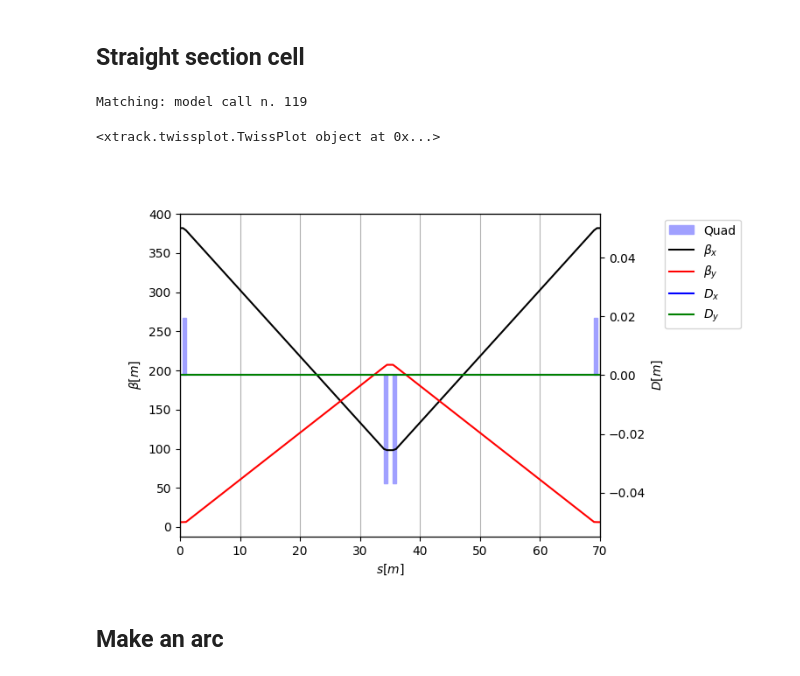
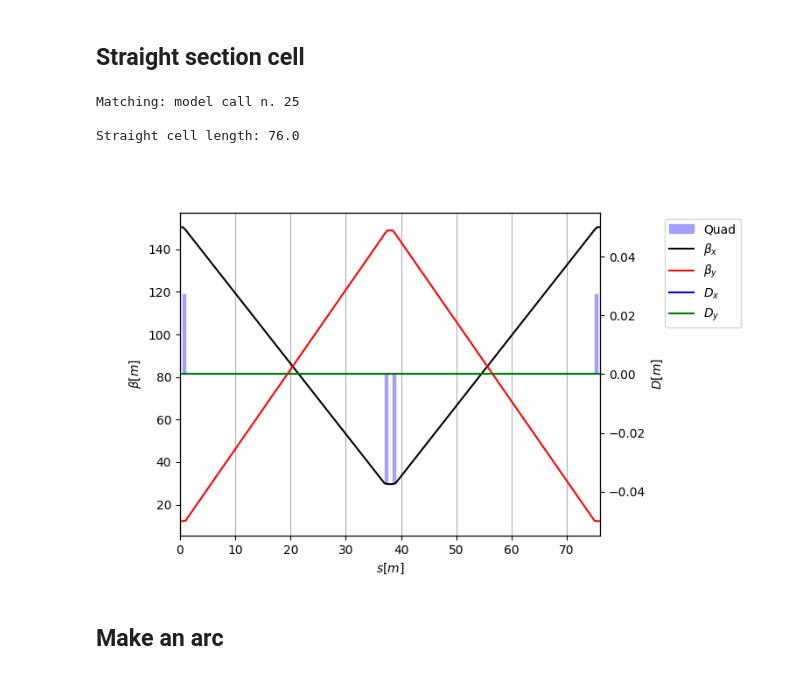
Before and after one commit to xsuite/tutorial_lattice_design, a Jupyter notebook: notebook_00_ring.ipynb, the cells around one changed output. Drawn from its saved outputs; the diff is of its cells as text; code cells hidden in the pictures.

```diff
--- a/notebook_00_ring.ipynb
+++ b/notebook_00_ring.ipynb
@@ -7,8 +7,8 @@ import xplt
 
 import matplotlib.pyplot as plt
 # %%
-line = xt.Line()
-line.particle_ref = xt.Particles(p0c=2e9)
+env = xt.Environment()
+env.particle_ref = xt.Particles(p0c=2e9)
 # %%
 n_bends_per_cell = 6
 n_cells_par_arc = 3
@@ -44,12 +47,12 @@ halfcell = line.new_section(components=[
 hcell_left = halfcell.replicate(name='l')
 hcell_right = halfcell.replicate(name='r', mirror=True)
 
-cell = line.new_section(components=[
-    line.new_element('start', xt.Marker),
+cell = env.new_line(components=[
+    env.new_element('start', xt.Marker),
     hcell_left,
-    line.new_element('mid', xt.Marker),
+    env.new_element('mid', xt.Marker),
     hcell_right,
-    line.new_element('end', xt.Marker),
+    env.new_element('end', xt.Marker),
 ])
 # %%
 cell.twiss4d().plot()
@@ -70,45 +73,47 @@ Matching: model call n. 20
 # %% [markdown]
 ## Straight section cell
 # %%
-line.vars({
+env.vars({
     'k1l.qfss': 0.027 / 2,
     'k1l.qdss': -0.0271 / 2,
     'kqfss.1': 'k1l.qfss / l.mq',
     'kqdss.1': 'k1l.qdss / l.mq',
     'angle.mb': 2 * np.pi / n_bends,
     'k0.mb': 'angle.mb / l.mb',
 })
-cell_ss = line.new_section(components=[
-    line.new_element('ss.start', xt.Marker),
-    line.new_element('dd.ss.1.l', xt.Drift,        length='l.mq'),
-    line.new_element('qfss.l',    xt.Quadrupole, k1='kqfss.1', length='l.mq'),
-    line.new_element('dd.ss.3.l', xt.Drift,        length='3 *l.mb'),
-    line.new_element('qdss.l',    xt.Quadrupole, k1='kqdss.1', length='l.mq'),
-    line.new_element('dd.ss.5.l', xt.Drift,        length='l.mq'),
-    line.new_element('dd.ss.5.r', xt.Drift,        length='l.mq'),
-    line.new_element('qdss.r',    xt.Quadrupole, k1='kqdss.1', length='l.mq'),
-    line.new_element('dd.ss.3.r', xt.Drift,        length='3 *l.mb'),
-    line.new_element('qfss.r',    xt.Quadrupole, k1='kqfss.1', length='l.mq'),
-    line.new_element('dd.ss.1.r', xt.Drift,        length='l.mq'),
+cell_ss = env.new_line(components=[
+    env.new_element('ss.start', xt.Marker),
+    env.new_element('dd.ss.1.l', xt.Drift,        length='l.mq'),
+    env.new_element('qfss.l',    xt.Quadrupole, k1='kqfss.1', length='l.mq'),
+    env.new_element('dd.ss.3.l', xt.Drift,        length='3 *l.mb + 3'),
+    env.new_element('qdss.l',    xt.Quadrupole, k1='kqdss.1', length='l.mq'),
+    env.new_element('dd.ss.5.l', xt.Drift,        length='l.mq'),
+    env.new_element('dd.ss.5.r', xt.Drift,        length='l.mq'),
+    env.new_element('qdss.r',    xt.Quadrupole, k1='kqdss.1', length='l.mq'),
+    env.new_element('dd.ss.3.r', xt.Drift,        length='3 *l.mb + 3'),
+    env.new_element('qfss.r',    xt.Quadrupole, k1='kqfss.1', length='l.mq'),
+    env.new_element('dd.ss.1.r', xt.Drift,        length='l.mq'),
 
 ])
 
 opt = cell_ss.match(
     solve=False,
     method='4d',
     vary=xt.VaryList(['k1l.qfss', 'k1l.qdss'], step=1e-5),
     targets=xt.TargetSet(at='ss.start',
         betx=tw_cell.betx[-1],
         bety=tw_cell.bety[-1],
     ))
 opt.step(40)
 opt.solve()
 
 cell_ss.twiss4d().plot()
+print(f'Straight cell length: {cell_ss.get_length()}')
 # %% [output]
-Matching: model call n. 119
+Matching: model call n. 25
+
+Straight cell length: 76.0
-<xtrack.twissplot.TwissPlot object at 0x...>
-[figure, old version]
+[figure, new version]
 # %% [markdown]
 ## Make an arc
 # %%
```
Also changed, not shown: parts of 22 cells of this notebook.
